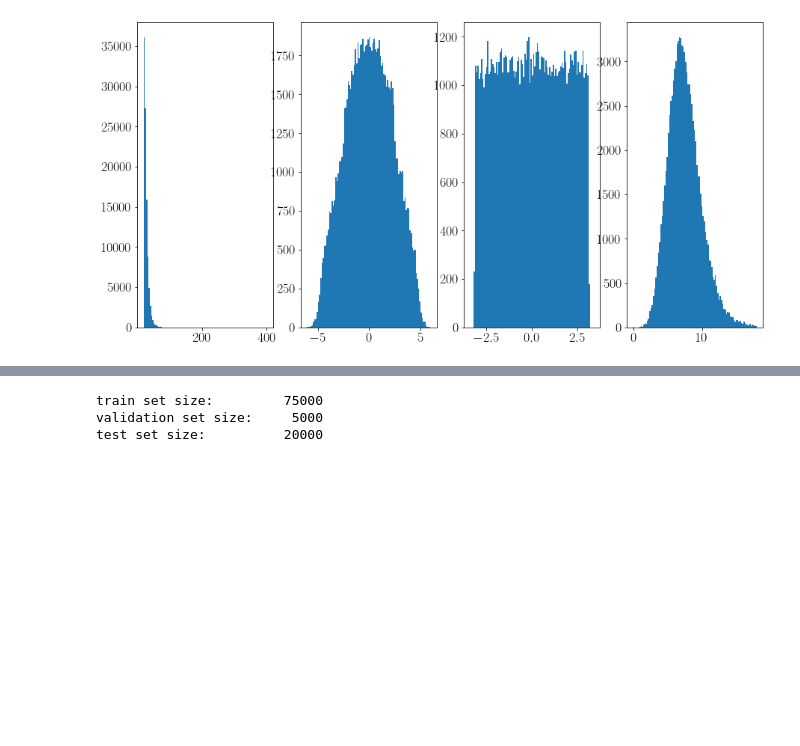
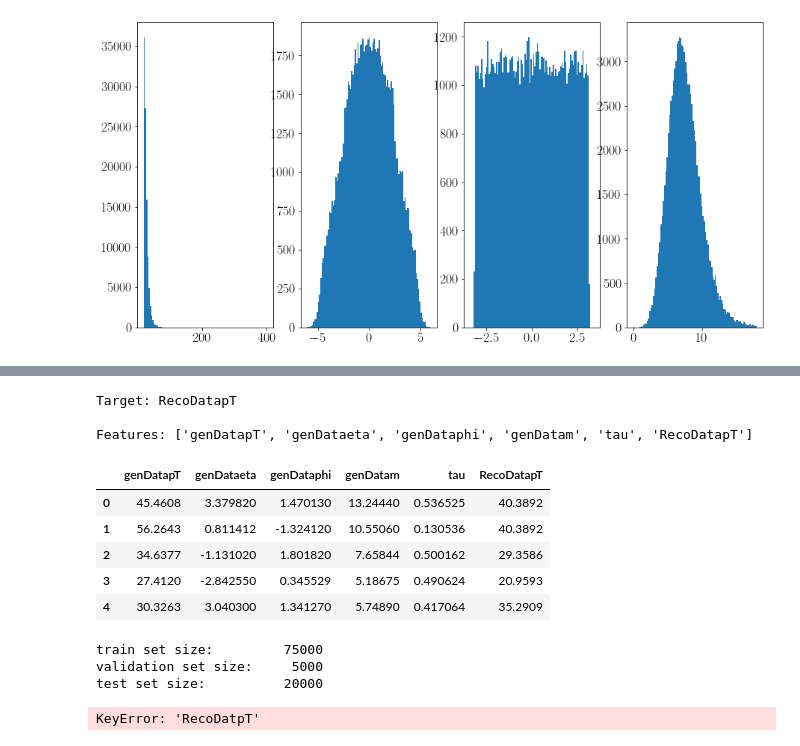
Before and after one commit to AliAlkadhim/IQN_HEP, a Jupyter notebook: Estimate_pT_IQN.ipynb, the cells around one changed output, grey strips where cells are left out. Cells and saved outputs as stored; diff of their text form; code cells hidden in the pictures; blank space fills up the shorter version.

```diff
--- a/Estimate_pT_IQN.ipynb
+++ b/Estimate_pT_IQN.ipynb
@@ -89,7 +89,24 @@ levels = ['genData', 'RecoData']
 kinematics=['pT','eta','phi','m']
 targets = kinematics#for reco level, but same names
 Networks = ['RecoNN', 'genNN']
+gen_features=['genDatapT','genDataeta','genDataphi','genDatam', 'tau']
+target = 'RecoDatapT'
 
-target = df['RecoDatapT'].to_numpy()
-data =  df.drop('RecoDatapT', axis=1).to_numpy()
-data
+def features_data(data):
+    print('\nTarget:', target )
+    features = gen_features
+    if target== 'RecoDatapT':
+        features.extend([target])
+    elif target=='RecoDataeta':
+        features.extend(['RecoDatapT',target])
+    elif target=='RecoDataphi':
+        features.extend(['RecoDatapT','RecoDataeta',target])
+    elif target=='RecoDatam':
+        features.extend(['RecoDatapT','RecoDataeta','RecoDataphi',target])
+
+
+    print('\nFeatures:', features)
+    return features
+# target = df['RecoDatapT'].to_numpy()
+# data =  df.drop('RecoDatapT', axis=1).to_numpy()
+# data
@@ -158,5 +113,22 @@ Features: ['RecoDataeta', 'RecoDataphi', 'RecoDatam', 'genDatapT', 'genDataeta',
+# %%
+df=pd.read_csv('Data.csv')
+features=features_data(df)
+# %% [output]
+Target: RecoDatapT
+
+Features: ['genDatapT', 'genDataeta', 'genDataphi', 'genDatam', 'tau', 'RecoDatapT']
+# %%
+data=df[features]
+# %%
+data.head()
+# %% [output]
+|  | genDatapT | genDataeta | genDataphi | genDatam | tau | RecoDatapT |
+| 0 | 45.4608 | 3.379820 | 1.470130 | 13.24440 | 0.536525 | 40.3892 |
+| 1 | 56.2643 | 0.811412 | -1.324120 | 10.55060 | 0.130536 | 40.3892 |
+| 2 | 34.6377 | -1.131020 | 1.801820 | 7.65844 | 0.500162 | 29.3586 |
+| 3 | 27.4120 | -2.842550 | 0.345529 | 5.18675 | 0.490624 | 20.9593 |
+| 4 | 30.3263 | 3.040300 | 1.341270 | 5.74890 | 0.417064 | 35.2909 |
 # %%
-# Fraction of the data assigned as test data
 fraction = 20/100
 # Split data into a part for training and a part for testing
 train_data, test_data = train_test_split(data,
@@ -176,8 +148,12 @@ test_data  = test_data.reset_index(drop=True)
 print('train set size:        %6d' % train_data.shape[0])
 print('validation set size:   %6d' % valid_data.shape[0])
 print('test set size:         %6d' % test_data.shape[0])
+
+scaler_t = StandardScaler()
+scaler_t.fit(train_data[target].to_numpy().reshape(-1, 1))
 # %% [output]
 train set size:         75000
 validation set size:     5000
 test set size:          20000
+KeyError: 'RecoDatpT'
 # %%
```
Also changed, not shown: parts of 28 cells of this notebook, 5 other files.
